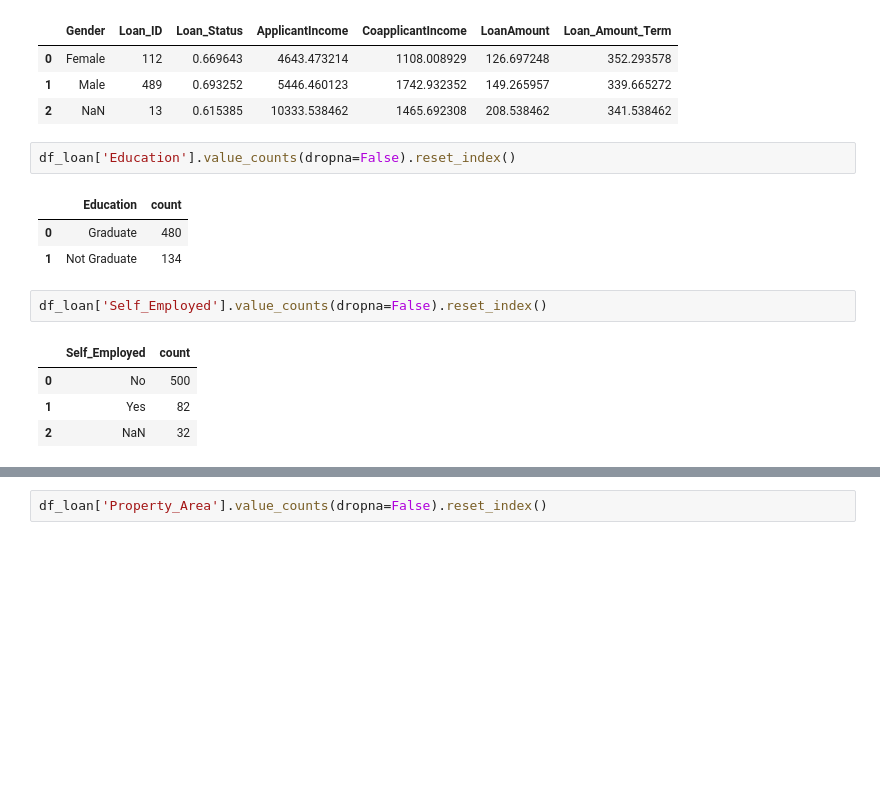
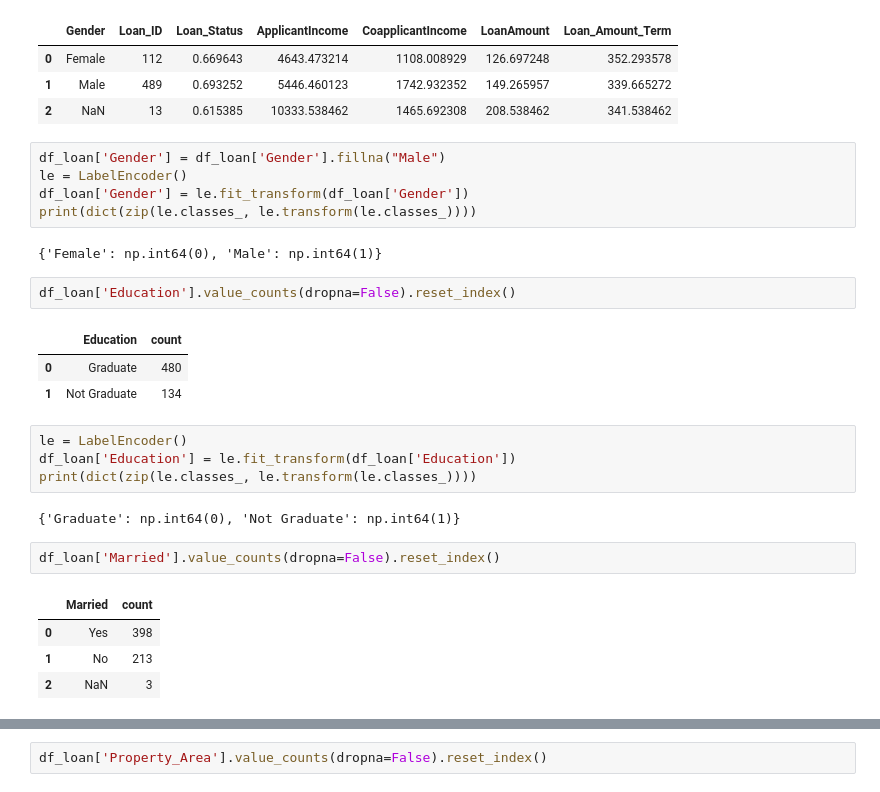
Before and after one commit to manish9857/loan_prediction, a Jupyter notebook: loan_preditction_eda.ipynb, the cells around one changed output, grey strips where cells are left out. Cells and saved outputs as stored; diff of their text form; blank space fills up the shorter version.

```diff
--- a/loan_preditction_eda.ipynb
+++ b/loan_preditction_eda.ipynb
@@ -69,16 +69,29 @@ df_gender.head()
 | 0 | Female | 112 | 0.669643 | 4643.473214 | 1108.008929 | 126.697248 | 352.293578 |
 | 1 | Male | 489 | 0.693252 | 5446.460123 | 1742.932352 | 149.265957 | 339.665272 |
 | 2 | NaN | 13 | 0.615385 | 10333.538462 | 1465.692308 | 208.538462 | 341.538462 |
+# %%
+df_loan['Gender'] = df_loan['Gender'].fillna("Male")
+le = LabelEncoder()
+df_loan['Gender'] = le.fit_transform(df_loan['Gender'])
+print(dict(zip(le.classes_, le.transform(le.classes_))))
+# %% [output]
+{'Female': np.int64(0), 'Male': np.int64(1)}
 # %%
 df_loan['Education'].value_counts(dropna=False).reset_index()
 # %% [output]
 |  | Education | count |
 | 0 | Graduate | 480 |
 | 1 | Not Graduate | 134 |
+# %%
+le = LabelEncoder()
+df_loan['Education'] = le.fit_transform(df_loan['Education'])
+print(dict(zip(le.classes_, le.transform(le.classes_))))
+# %% [output]
+{'Graduate': np.int64(0), 'Not Graduate': np.int64(1)}
 # %%
-df_loan['Self_Employed'].value_counts(dropna=False).reset_index()
+df_loan['Married'].value_counts(dropna=False).reset_index()
 # %% [output]
-|  | Self_Employed | count |
-| 0 | No | 500 |
-| 1 | Yes | 82 |
-| 2 | NaN | 32 |
+|  | Married | count |
+| 0 | Yes | 398 |
+| 1 | No | 213 |
+| 2 | NaN | 3 |
```
Also changed, not shown: parts of 10 cells of this notebook.
